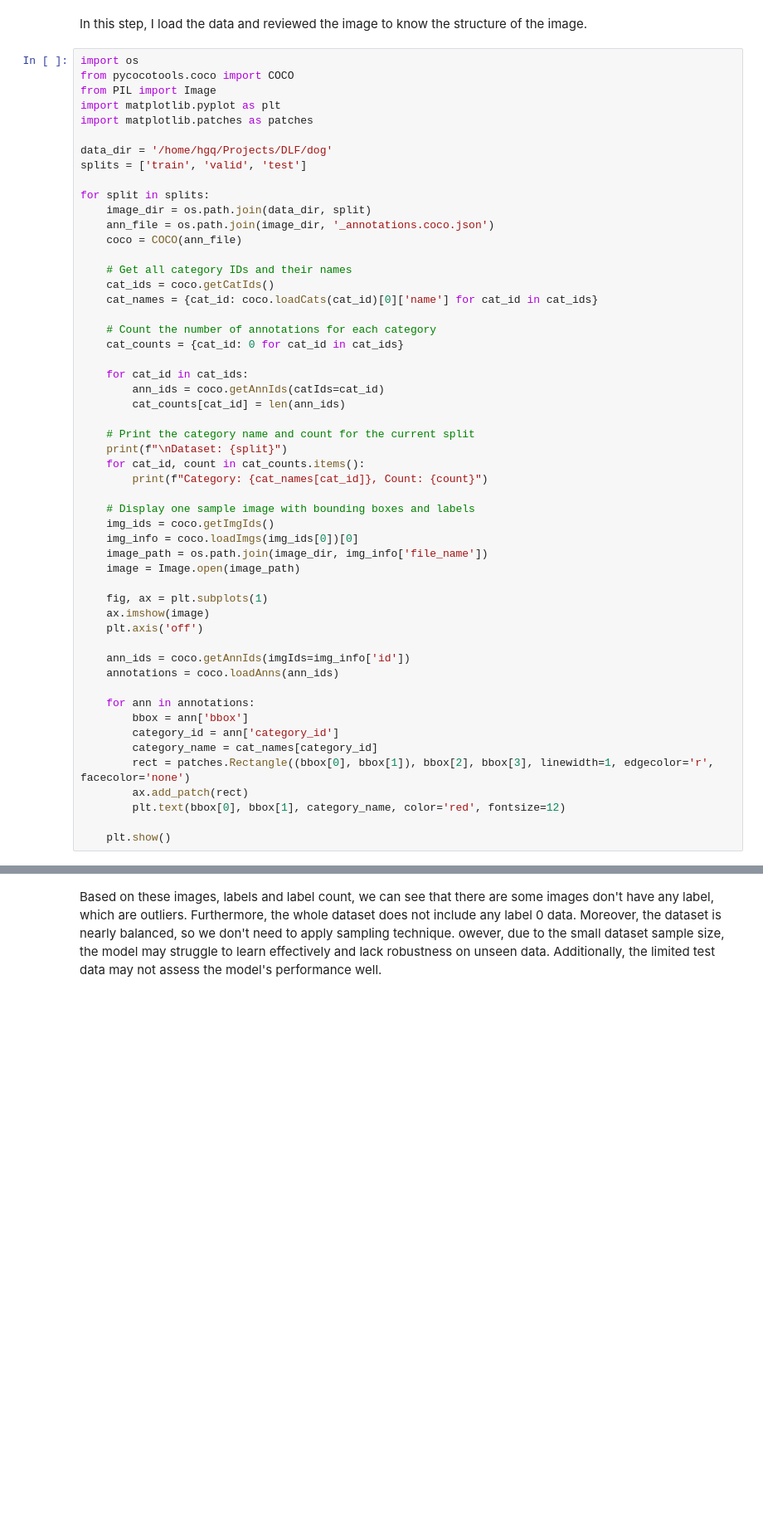
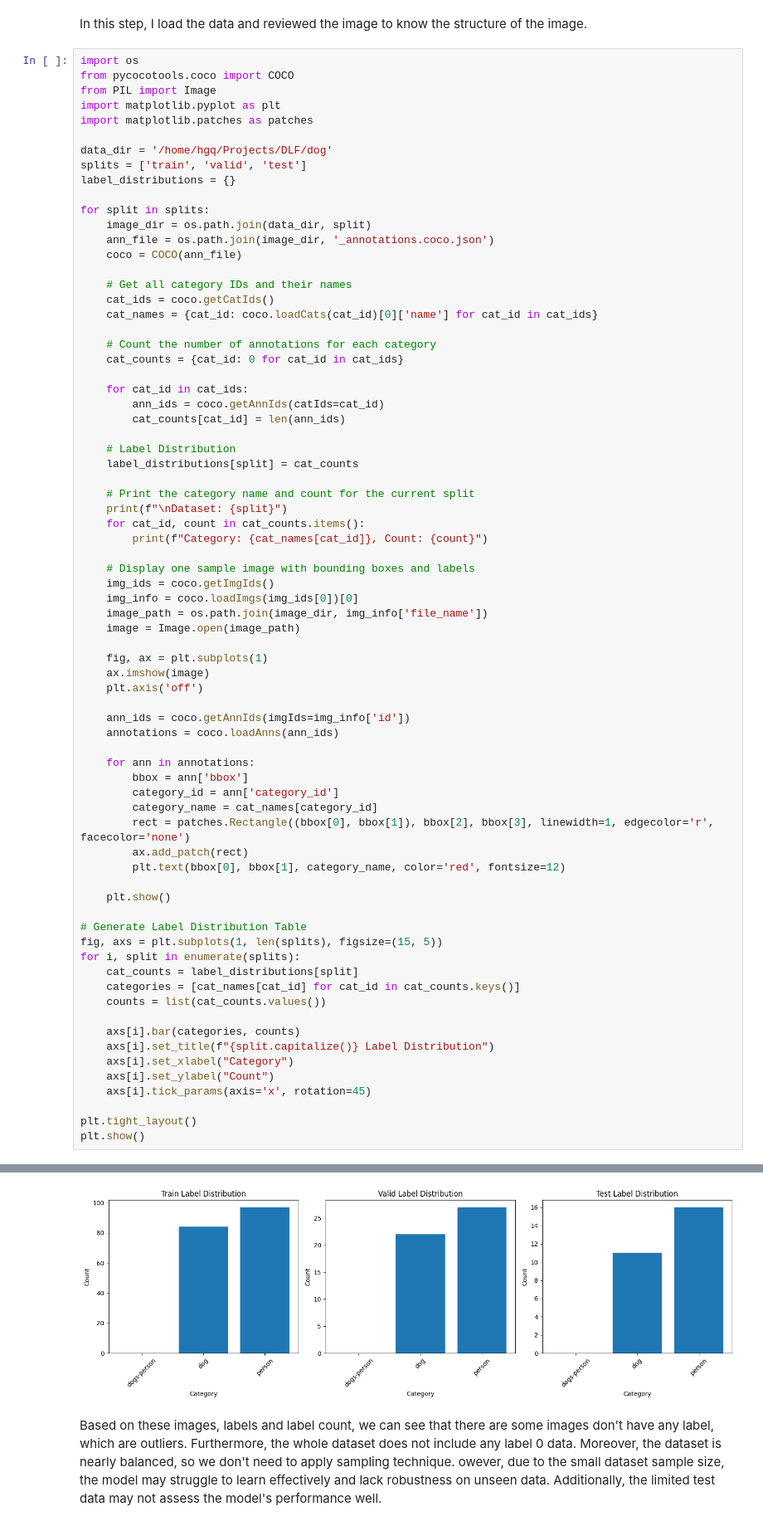
Before and after one commit to GuanqiaoHuang713/DLFA2, a Jupyter notebook: a2.ipynb, the cells around one changed output, grey strips where cells are left out. Shown at 83% size. Saved outputs shown, nothing was run; the diff lists cells and outputs as text; blank space fills up the shorter version.

```diff
--- a/a2.ipynb
+++ b/a2.ipynb
@@ -11,6 +11,7 @@ import matplotlib.patches as patches
 
 data_dir = '/home/hgq/Projects/DLF/dog'
 splits = ['train', 'valid', 'test']
+label_distributions = {}
 
 for split in splits:
     image_dir = os.path.join(data_dir, split)
@@ -27,6 +28,9 @@ for split in splits:
     for cat_id in cat_ids:
         ann_ids = coco.getAnnIds(catIds=cat_id)
         cat_counts[cat_id] = len(ann_ids)
+
+    # Label Distribution
+    label_distributions[split] = cat_counts
 
     # Print the category name and count for the current split
     print(f"\nDataset: {split}")
@@ -55,37 +59,54 @@ for split in splits:
         plt.text(bbox[0], bbox[1], category_name, color='red', fontsize=12)
 
     plt.show()
+
+# Generate Label Distribution Table
+fig, axs = plt.subplots(1, len(splits), figsize=(15, 5))
+for i, split in enumerate(splits):
+    cat_counts = label_distributions[split]
+    categories = [cat_names[cat_id] for cat_id in cat_counts.keys()]
+    counts = list(cat_counts.values())
+
+    axs[i].bar(categories, counts)
+    axs[i].set_title(f"{split.capitalize()} Label Distribution")
+    axs[i].set_xlabel("Category")
+    axs[i].set_ylabel("Count")
+    axs[i].tick_params(axis='x', rotation=45)
+
+plt.tight_layout()
+plt.show()
 # %% [output]
 loading annotations into memory...
 Done (t=0.00s)
 creating index...
 index created!
 
 Dataset: train
 Category: dogs-person, Count: 0
 Category: dog, Count: 84
 Category: person, Count: 97
 [figure]
 loading annotations into memory...
 Done (t=0.00s)
 creating index...
 index created!
 
 Dataset: valid
 Category: dogs-person, Count: 0
 Category: dog, Count: 22
 Category: person, Count: 27
 [figure]
 loading annotations into memory...
 Done (t=0.00s)
 creating index...
 index created!
 
 Dataset: test
 Category: dogs-person, Count: 0
 Category: dog, Count: 11
 Category: person, Count: 16
 [figure]
+[figure, added]
 # %% [markdown]
 Based on these images, labels and label count, we can see that there are some images don't have any label, which are outliers. Furthermore, the whole dataset does not include any label 0 data. Moreover, the dataset is nearly balanced, so we don't need to apply sampling technique. owever, due to the small dataset sample size, the model may struggle to learn effectively and lack robustness on unseen data. Additionally, the limited test data may not assess the model's performance well.
 # %% [markdown]
```
Also changed, not shown: parts of 1 cell of this notebook, 1 other file.
